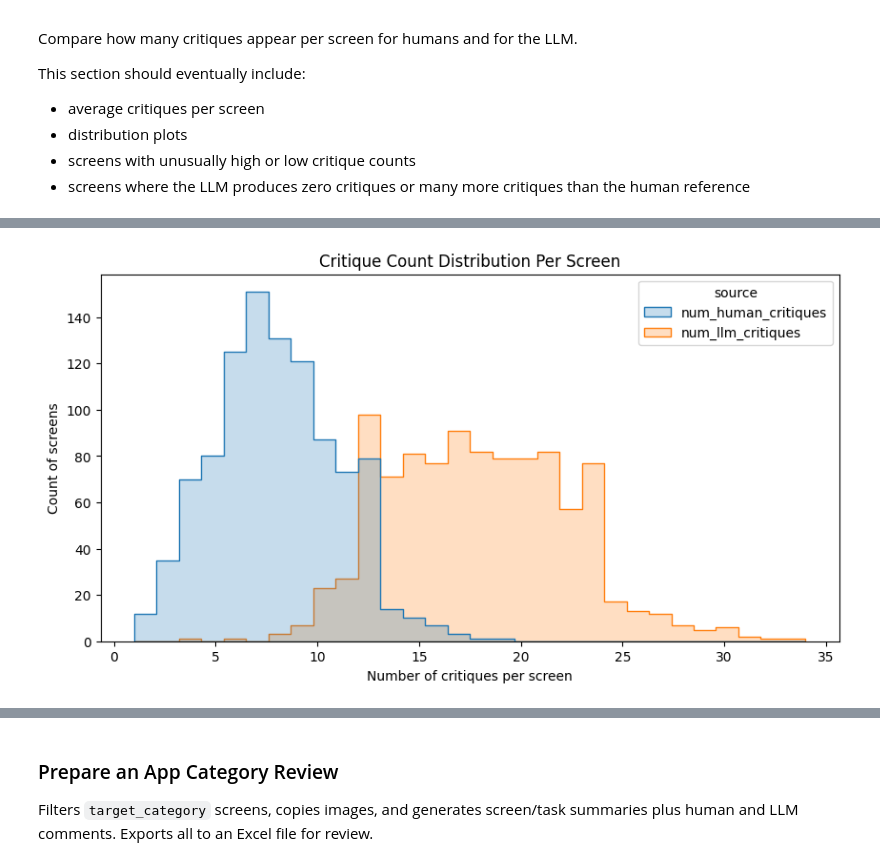
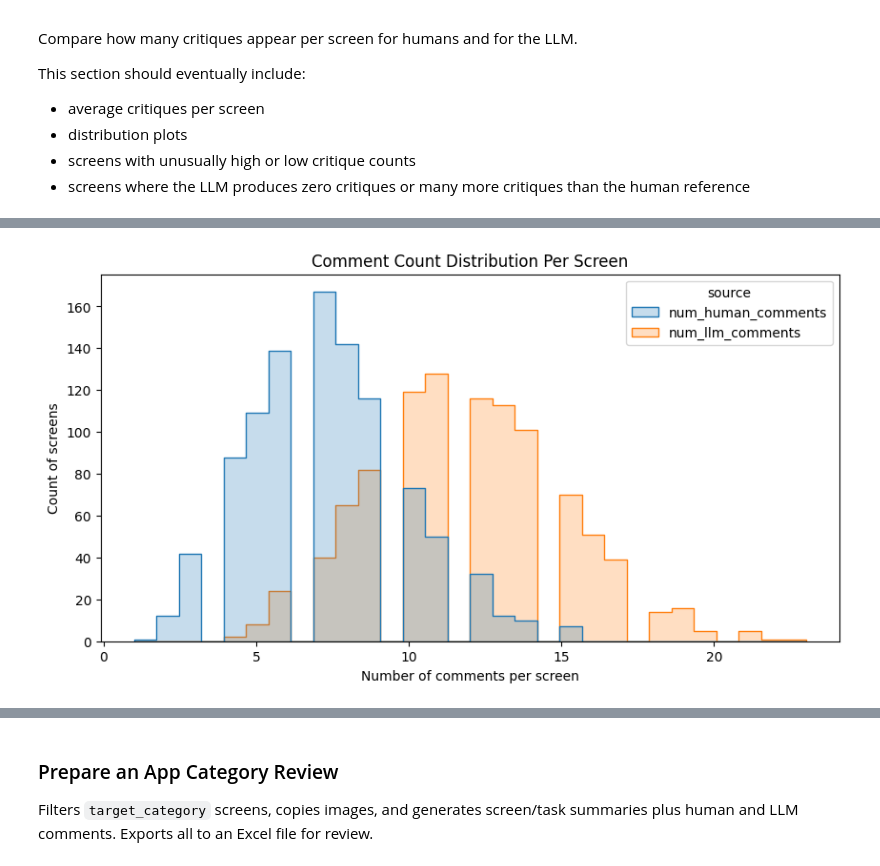
Before and after one commit to mm-khalil1/LLM-vs-Human-UI-Critique-Analysis, a Jupyter notebook: code/analysis/comments_results_analysis.ipynb, the cells around one changed output, grey strips where cells are left out. Cells and saved outputs as stored; diff of their text form; code cells hidden in the pictures.

```diff
--- a/code/analysis/comments_results_analysis.ipynb
+++ b/code/analysis/comments_results_analysis.ipynb
@@ -248,7 +251,7 @@ Expected fields at this stage:
 This table remains in nested format initially and will be exploded later in Section 4.
 # %%
 dataset_dir = Path('../../data/dataset/cleaned_dataset')
-human_reference_file = dataset_dir / 'human_comments_exact_dedup.parquet'
+human_reference_file = dataset_dir / 'human_comments_semantic_dedup.parquet'
 results_dir = Path(f'../results/{STAGE}/parquet')
 results_file_base = f'{STAGE}-{{prompting_type}}-{TASK_SUBSET}-{{model_short}}-responses.parquet'
 
@@ -334,7 +337,7 @@ def load_model_critiques(prompting_type, selected_models):
             raise KeyError(f"Expected 'critiques' column in {results_file}")
 
         df['critiques'] = df['critiques'].apply(parse_critiques_payload)
-        df['num_llm_critiques'] = df['critiques'].apply(lambda x: len(x) if isinstance(x, list) else 0)
+        df['num_llm_comments'] = df['critiques'].apply(lambda x: len(x) if isinstance(x, list) else 0)
 
         model_dfs[model_name] = df
 
@@ -375,9 +378,13 @@ for model_name in selected_models:
     else:
         common_keys_df = common_keys_df.merge(model_key_frames[model_name], on=key_cols, how='inner')
 
-experts_df_shared = experts_df.merge(common_keys_df, on=key_cols, how='inner').copy()
+human_key_frame = experts_df[key_cols].drop_duplicates().copy()
+analysis_keys_df = common_keys_df.merge(human_key_frame, on=key_cols, how='inner')
+dropped_llm_only_keys = len(common_keys_df) - len(analysis_keys_df)
+
+experts_df_shared = experts_df.merge(analysis_keys_df, on=key_cols, how='inner').copy()
 shared_model_dfs = {
-    model_name: df.merge(common_keys_df, on=key_cols, how='inner').copy()
+    model_name: df.merge(analysis_keys_df, on=key_cols, how='inner').copy()
     for model_name, df in model_dfs.items()
 }
 
@@ -402,9 +409,9 @@ for model_name, df in shared_model_dfs.items():
 shared_summary_df = pd.DataFrame(shared_summary_rows)
 display(shared_summary_df)
 
-missing_human_keys = len(common_keys_df) - len(experts_df_shared[key_cols].drop_duplicates())
-print('Common analysis keys:', len(common_keys_df))
-print('Missing keys from human reference after filtering:', missing_human_keys)
+print('LLM-common task rows:', len(common_keys_df))
+print('Final shared task rows used for analysis:', len(analysis_keys_df))
+print('Dropped LLM-only task rows with no cleaned human reference:', dropped_llm_only_keys)
 print('Active analysis dataframe:', selected_models[0])
 
 responses_df.head(2)
@@ -663,53 +667,53 @@ This section should eventually include:
 - screens with unusually high or low critique counts
 - screens where the LLM produces zero critiques or many more critiques than the human reference
 # %%
-human_critiques_per_screen = (
-    human_comments_long_df.groupby('screen_id').size().rename('num_human_critiques').reset_index()
+human_comments_per_screen_df = (
+    human_comments_df.groupby("screen_id").size().rename("num_human_comments").reset_index()
 )
 
-llm_critiques_per_screen = (
-    llm_critiques_long_df.groupby('screen_id').size().rename('num_llm_critiques').reset_index()
+llm_comments_per_screen_df = (
+    llm_comments_df.groupby("screen_id").size().rename("num_llm_comments").reset_index()
 )
 
-screen_volume_comparison_df = (
-    human_critiques_per_screen
-    .merge(llm_critiques_per_screen, on='screen_id', how='outer')
+screen_volume_summary_df = (
+    human_comments_per_screen_df
+    .merge(llm_comments_per_screen_df, on="screen_id", how="outer")
     .fillna(0)
 )
 
-screen_volume_comparison_df['num_human_critiques'] = screen_volume_comparison_df['num_human_critiques'].astype(int)
-screen_volume_comparison_df['num_llm_critiques'] = screen_volume_comparison_df['num_llm_critiques'].astype(int)
-screen_volume_comparison_df['count_diff_llm_minus_human'] = (
-    screen_volume_comparison_df['num_llm_critiques'] - screen_volume_comparison_df['num_human_critiques']
+screen_volume_summary_df["num_human_comments"] = screen_volume_summary_df["num_human_comments"].astype(int)
+screen_volume_summary_df["num_llm_comments"] = screen_volume_summary_df["num_llm_comments"].astype(int)
+screen_volume_summary_df["count_diff_llm_minus_human"] = (
+    screen_volume_summary_df["num_llm_comments"] - screen_volume_summary_df["num_human_comments"]
 )
 
 volume_summary = pd.Series({
-    'mean_human_critiques_per_screen': round(screen_volume_comparison_df['num_human_critiques'].mean(), 3),
-    'mean_llm_critiques_per_screen': round(screen_volume_comparison_df['num_llm_critiques'].mean(), 3),
-    'median_human_critiques_per_screen': float(screen_volume_comparison_df['num_human_critiques'].median()),
-    'median_llm_critiques_per_screen': float(screen_volume_comparison_df['num_llm_critiques'].median()),
-    'screens_with_zero_llm_critiques': int(screen_volume_comparison_df['num_llm_critiques'].eq(0).sum()),
-    'screens_with_more_llm_than_human': int(screen_volume_comparison_df['count_diff_llm_minus_human'].gt(0).sum()),
-    'screens_with_fewer_llm_than_human': int(screen_volume_comparison_df['count_diff_llm_minus_human'].lt(0).sum()),
-    'screens_with_equal_counts': int(screen_volume_comparison_df['count_diff_llm_minus_human'].eq(0).sum()),
+    "mean_human_comments_per_screen": round(screen_volume_summary_df["num_human_comments"].mean(), 3),
+    "mean_llm_comments_per_screen": round(screen_volume_summary_df["num_llm_comments"].mean(), 3),
+    "median_human_comments_per_screen": float(screen_volume_summary_df["num_human_comments"].median()),
+    "median_llm_comments_per_screen": float(screen_volume_summary_df["num_llm_comments"].median()),
+    "screens_with_zero_llm_comments": int(screen_volume_summary_df["num_llm_comments"].eq(0).sum()),
+    "screens_with_more_llm_than_human": int(screen_volume_summary_df["count_diff_llm_minus_human"].gt(0).sum()),
+    "screens_with_fewer_llm_than_human": int(screen_volume_summary_df["count_diff_llm_minus_human"].lt(0).sum()),
+    "screens_with_equal_counts": int(screen_volume_summary_df["count_diff_llm_minus_human"].eq(0).sum()),
 })
 
-display(volume_summary.to_frame('value'))
-display(screen_volume_comparison_df.sort_values('count_diff_llm_minus_human').head(10))
-display(screen_volume_comparison_df.sort_values('count_diff_llm_minus_human', ascending=False).head(10))
+display(volume_summary.to_frame("value"))
+display(screen_volume_summary_df.sort_values("count_diff_llm_minus_human").head(10))
+display(screen_volume_summary_df.sort_values("count_diff_llm_minus_human", ascending=False).head(10))
 
-plot_df = screen_volume_comparison_df.melt(
-    id_vars='screen_id',
-    value_vars=['num_human_critiques', 'num_llm_critiques'],
-    var_name='source',
-    value_name='num_critiques',
+plot_df = screen_volume_summary_df.melt(
+    id_vars="screen_id",
+    value_vars=["num_human_comments", "num_llm_comments"],
+    var_name="source",
+    value_name="num_comments",
 )
 
 plt.figure(figsize=(10, 5))
-sns.histplot(data=plot_df, x='num_critiques', hue='source', bins=30, element='step', stat='count', common_norm=False)
-plt.title('Critique Count Distribution Per Screen')
-plt.xlabel('Number of critiques per screen')
-plt.ylabel('Count of screens')
+sns.histplot(data=plot_df, x="num_comments", hue="source", bins=30, element="step", stat="count", common_norm=False)
+plt.title("Comment Count Distribution Per Screen")
+plt.xlabel("Number of comments per screen")
+plt.ylabel("Count of screens")
 plt.show()
 # %% [output]
 |  | value |
@@ -746 +750 @@ plt.show()
-[figure, old version]
+[figure, new version]
```
Also changed, not shown: parts of 49 cells of this notebook, 8 other files.
